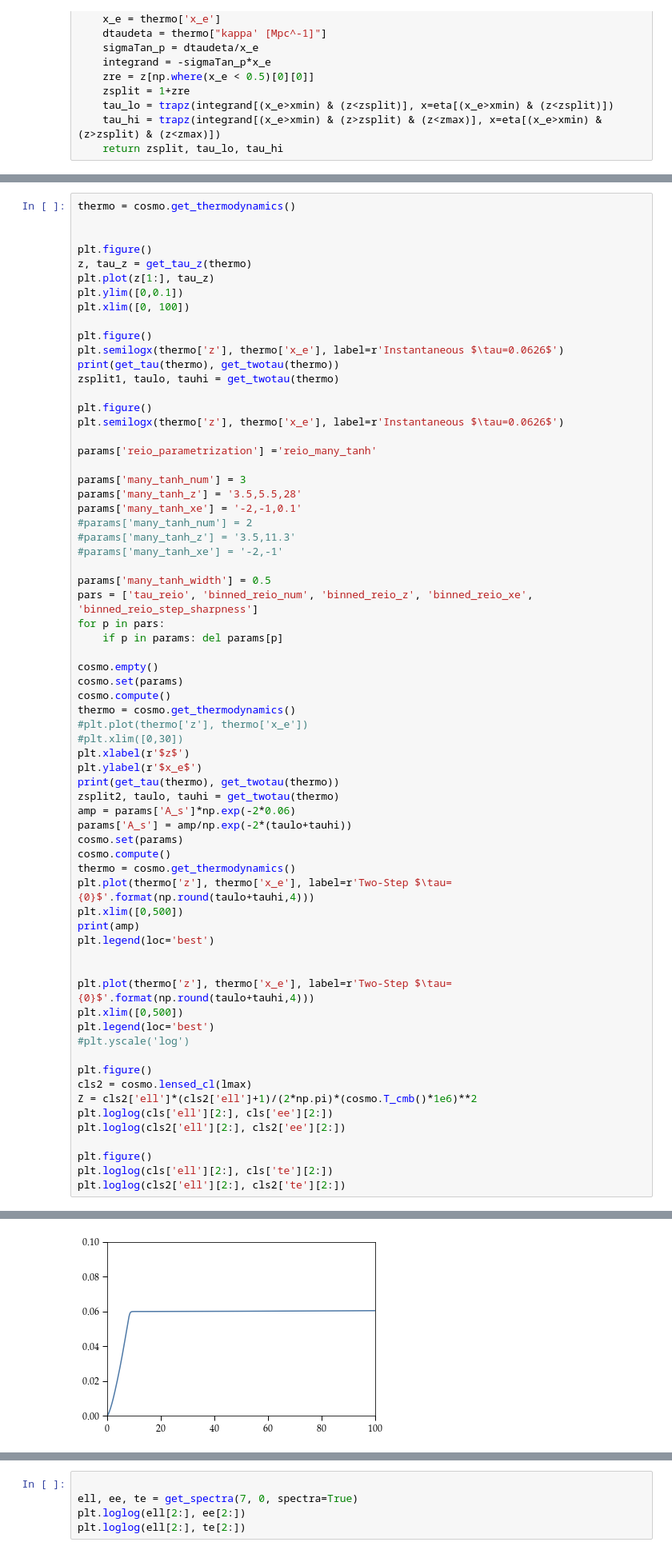
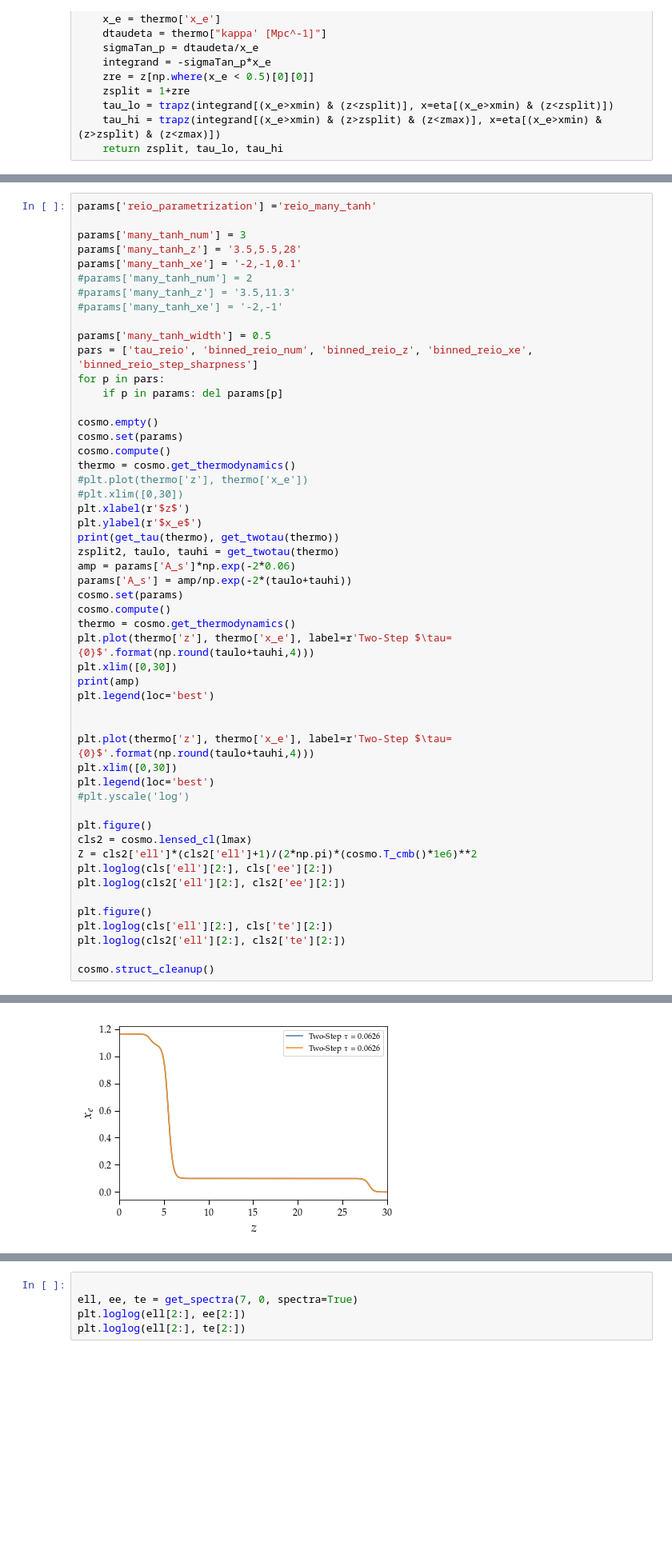
Before and after one commit to dncnwtts/low-ell-reionization, a Jupyter notebook: Fisher Testing.ipynb, the cells around one changed output, grey strips where cells are left out. Shown at 80% size. Cells and saved outputs as stored; diff of their text form; blank space fills up the shorter version.

```diff
--- a/Fisher Testing.ipynb
+++ b/Fisher Testing.ipynb
@@ -175,23 +198,6 @@ def get_spectra(zreio, x_e, history=False, spectra=False, both=False, lmax=100,
     else:
         return
 # %%
-thermo = cosmo.get_thermodynamics()
-
-
-plt.figure()
-z, tau_z = get_tau_z(thermo)
-plt.plot(z[1:], tau_z)
-plt.ylim([0,0.1])
-plt.xlim([0, 100])
-
-plt.figure()
-plt.semilogx(thermo['z'], thermo['x_e'], label=r'Instantaneous $\tau=0.0626$')
-print(get_tau(thermo), get_twotau(thermo))
-zsplit1, taulo, tauhi = get_twotau(thermo)
-
-plt.figure()
-plt.semilogx(thermo['z'], thermo['x_e'], label=r'Instantaneous $\tau=0.0626$')
-
 params['reio_parametrization'] ='reio_many_tanh'
 
 params['many_tanh_num'] = 3
@@ -222,13 +228,13 @@ cosmo.set(params)
 cosmo.compute()
 thermo = cosmo.get_thermodynamics()
 plt.plot(thermo['z'], thermo['x_e'], label=r'Two-Step $\tau={0}$'.format(np.round(taulo+tauhi,4)))
-plt.xlim([0,500])
+plt.xlim([0,30])
 print(amp)
 plt.legend(loc='best')
 
 
 plt.plot(thermo['z'], thermo['x_e'], label=r'Two-Step $\tau={0}$'.format(np.round(taulo+tauhi,4)))
-plt.xlim([0,500])
+plt.xlim([0,30])
 plt.legend(loc='best')
 #plt.yscale('log')
 
@@ -241,4 +247,6 @@ plt.loglog(cls2['ell'][2:], cls2['ee'][2:])
 plt.figure()
 plt.loglog(cls['ell'][2:], cls['te'][2:])
 plt.loglog(cls2['ell'][2:], cls2['te'][2:])
+
+cosmo.struct_cleanup()
 # %% [output]
@@ -251 +255 @@ Invalid limit will be ignored.
-[figure, old version]
+[figure, new version]
```
Also changed, not shown: parts of 71 cells of this notebook, 1 other file.
